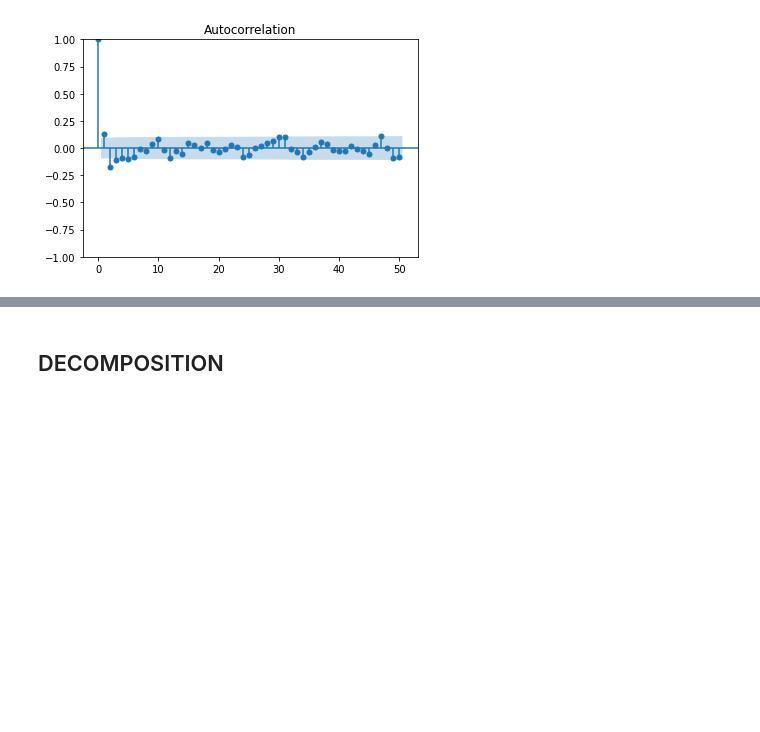
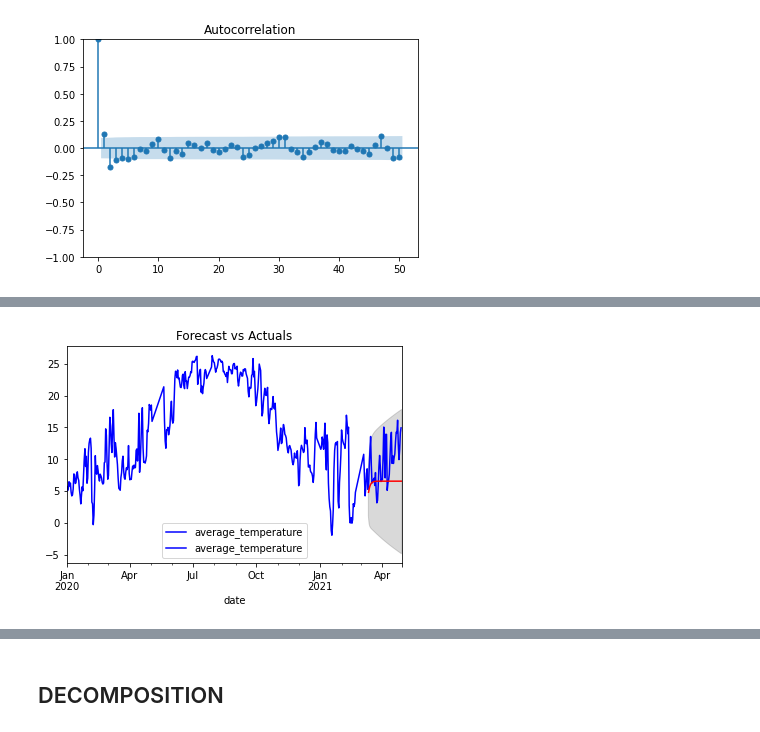
Before and after one commit to LeventSoykan/Analysis_IBB_Istanbul_Weather_Traffic_Dataset, a Jupyter notebook: analysis_hourly_figures.ipynb, the cells around one changed output, grey strips where cells are left out. Drawn from its saved outputs; the diff is of its cells as text; code cells hidden in the pictures; blank space fills up the shorter version.

```diff
--- a/analysis_hourly_figures.ipynb
+++ b/analysis_hourly_figures.ipynb
@@ -354,0 +353,14 @@ import matplotlib.pyplot as plt
+# %%
+forecast = model.get_forecast(len(y))
+fc = forecast.predicted_mean
+conf = forecast.conf_int(alpha=0.05)
+# %%
+ax = X.plot(c='b')
+y.plot(c='b', ax=ax)
+fc.plot(c='r', ax=ax)
+plt.fill_between(y.index, conf.iloc[:,0], conf.iloc[:,1],
+                 color='k', alpha=.15)
+plt.title('Forecast vs Actuals')
+plt.show()
+# %% [output]
+[figure, added]
```
Also changed, not shown: parts of 8 cells of this notebook.
